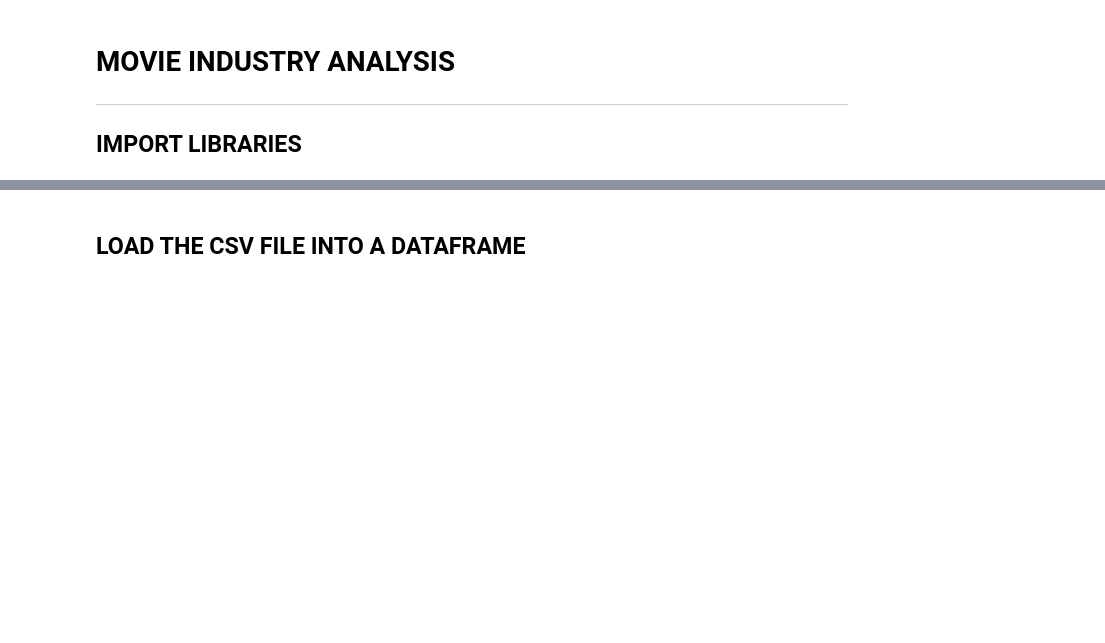
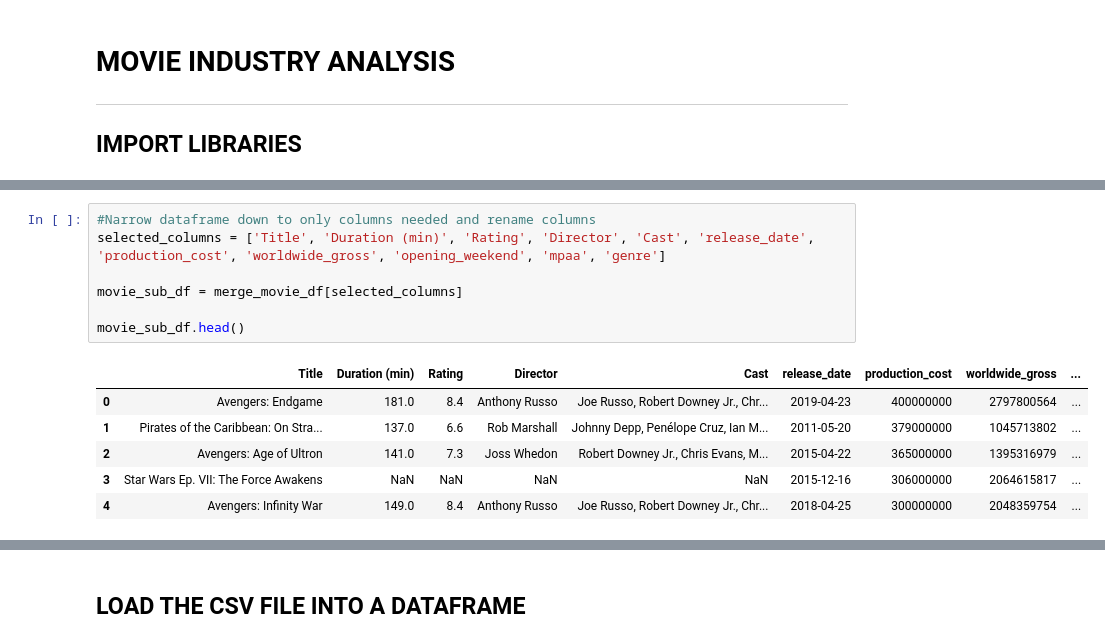
Before and after one commit to endoplasmicosmic/Movie-Success-Analytics, a Jupyter notebook: movie_FINAL.ipynb, the cells around one changed output, grey strips where cells are left out. Saved outputs shown, nothing was run; the diff lists cells and outputs as text; blank space fills up the shorter version.

```diff
--- a/movie_FINAL.ipynb
+++ b/movie_FINAL.ipynb
@@ -21,0 +49,14 @@ warnings.filterwarnings('ignore')
+# %%
+#Narrow dataframe down to only columns needed and rename columns
+selected_columns = ['Title', 'Duration (min)', 'Rating', 'Director', 'Cast', 'release_date', 'production_cost', 'worldwide_gross', 'opening_weekend', 'mpaa', 'genre']
+
+movie_sub_df = merge_movie_df[selected_columns]
+
+movie_sub_df.head()
+# %% [output]
+|  | Title | Duration (min) | Rating | Director | Cast | release_date | production_cost | worldwide_gross | ... |
+| 0 | Avengers: Endgame | 181.0 | 8.4 | Anthony Russo | Joe Russo, Robert Downey Jr., Chr... | 2019-04-23 | 400000000 | 2797800564 | ... |
+| 1 | Pirates of the Caribbean: On Stra... | 137.0 | 6.6 | Rob Marshall | Johnny Depp, Penélope Cruz, Ian M... | 2011-05-20 | 379000000 | 1045713802 | ... |
+| 2 | Avengers: Age of Ultron | 141.0 | 7.3 | Joss Whedon | Robert Downey Jr., Chris Evans, M... | 2015-04-22 | 365000000 | 1395316979 | ... |
+| 3 | Star Wars Ep. VII: The Force Awakens | NaN | NaN | NaN | NaN | 2015-12-16 | 306000000 | 2064615817 | ... |
+| 4 | Avengers: Infinity War | 149.0 | 8.4 | Anthony Russo | Joe Russo, Robert Downey Jr., Chr... | 2018-04-25 | 300000000 | 2048359754 | ... |
```
Also changed, not shown: parts of 6 cells of this notebook, 1 other file.
